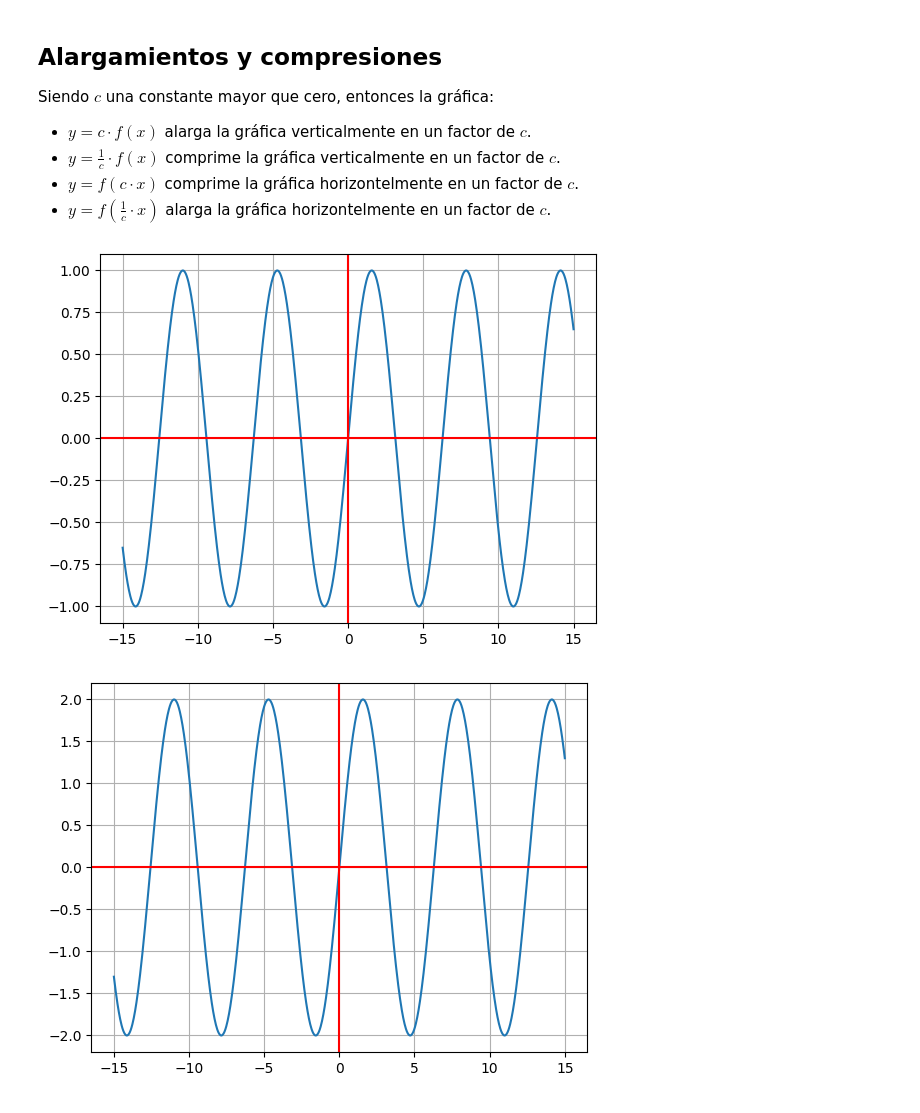
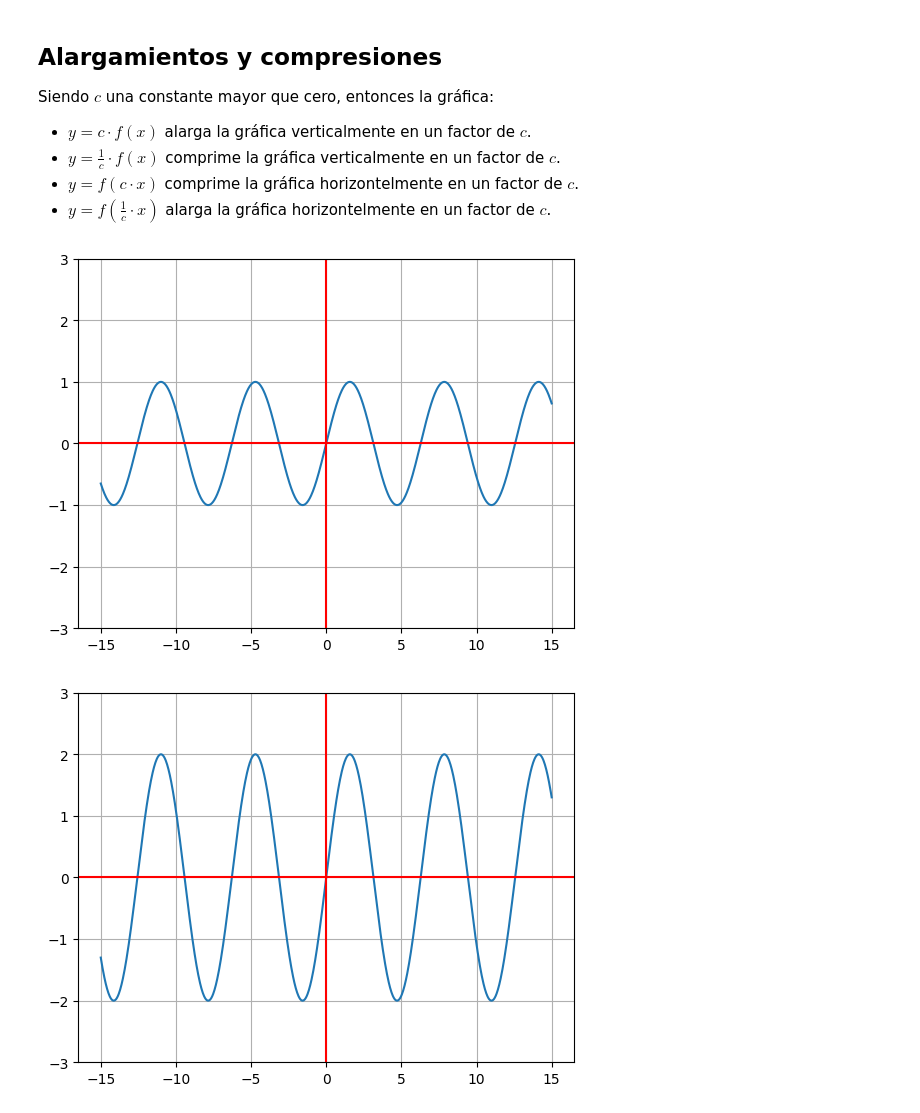
Before and after one commit to SergioDLezama/Funciones-Algebraicas-Platzi, a Jupyter notebook: 12_manipular_funciones.ipynb, the cells around one changed output. Saved outputs shown, nothing was run; the diff lists cells and outputs as text; code cells hidden in the pictures.

```diff
--- a/12_manipular_funciones.ipynb
+++ b/12_manipular_funciones.ipynb
@@ -162,31 +162,32 @@ Siendo $c$ una constante mayor que cero, entonces la gráfica:
 # %%
 # Definimos la cantidad de puntos para la grafica
 N = 1000
 
 # Definimos la funcion.
 def f(x):
     return np.sin(x)
 
 # Definimos el valor de C
 c = 2
 
 # Definimos el valor de X
 x = np.linspace(-15,15, num=N)
 
 # Definimos Y
 y = f(x)
 
 # Definimos el plot y dos lineas
 fig, ax = plt.subplots()
 ax.plot(x,y)
 ax.grid()
 ax.axhline(y=0, color='r')
 ax.axvline(x=0, color='r')
+ax.set_ylim(-3,3)
 
 # Funcion sin parametros extra
 plt.show()
 # %% [output]
-[figure, old version]
+[figure, new version]
 # %%
 # Definimos la cantidad de puntos para la grafica
 N = 1000
@@ -210,11 +211,12 @@ ax.plot(x,y)
 ax.grid()
 ax.axhline(y=0, color='r')
 ax.axvline(x=0, color='r')
+ax.set_ylim(-3,3)
 
-# Funcion alargada
+# Funcion expandida verticalmente
 plt.show()
 # %% [output]
-[figure, old version]
+[figure, new version]
 # %%
 # Definimos la cantidad de puntos para la grafica
 N = 1000
```
Also changed, not shown: parts of 9 cells of this notebook.
